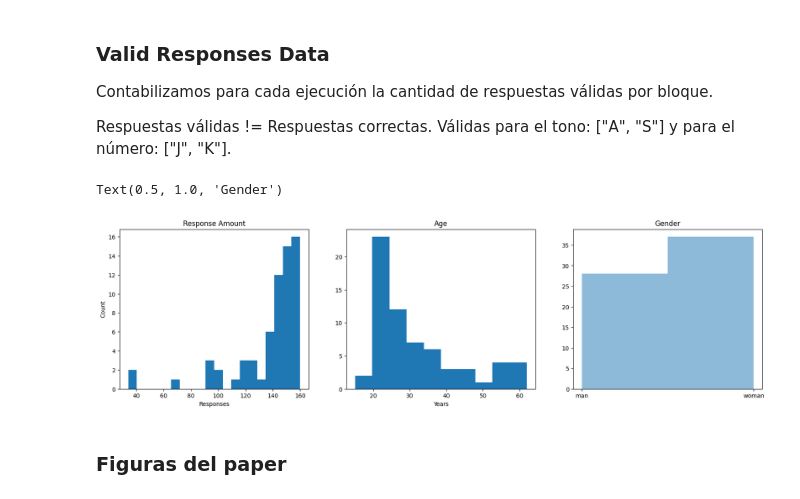
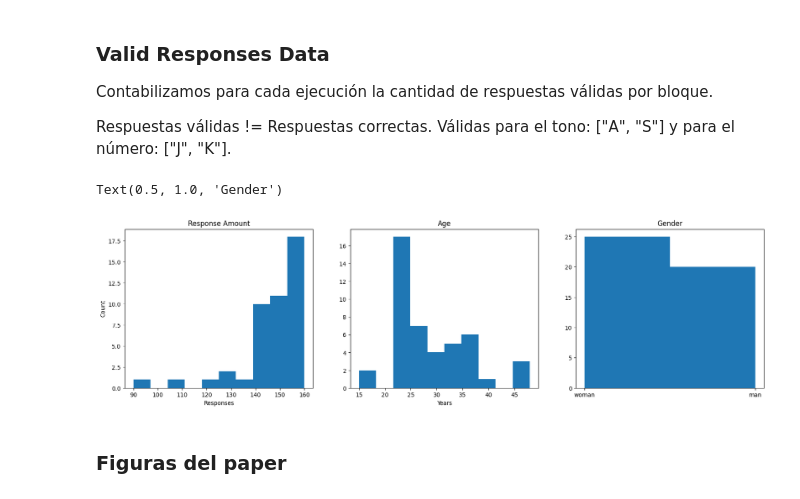
Before and after one commit to AbiOppenheim/INCC-parsing_a_cognitive_task, a Jupyter notebook: data/analysis.ipynb, the cells around one changed output. Saved outputs shown, nothing was run; the diff lists cells and outputs as text; code cells hidden in the pictures.

```diff
--- a/data/analysis.ipynb
+++ b/data/analysis.ipynb
@@ -21,6 +21,16 @@ if not os.path.exists("metadata.csv"):
     df = pd.DataFrame(columns=["date", "gender", "hand", "age", "response_amount_block_1", "response_amount_block_2", "response_amount_block_3", "response_amount_block_4", "total_response_amount"])
     for file in corpus_files:
         file_df = pd.read_csv(f"{corpus_dir}/{file}")
+
+        file_df = file_df.dropna(subset=['rt_1'])
+        file_df = file_df.dropna(subset=['rt_2'])
+        percentage = (file_df['rt_1'] > file_df['delay']).mean()
+        if percentage >=.8:
+            print(f"Delay < RT_1 for {file}")
+            continue
+        if (file_df.apply(lambda row: row.rt_2+row.delay, axis=1).mean() > 2000):
+            print(f"rt2 > 2000 for {file}")
+            continue
         file = file.split(".")[-2]
         date, gender, hand, age = file.split("_")[1:]
         gender = "woman" if gender == "Mujer" else "man"
@@ -37,18 +47,18 @@ else:
     df = pd.read_csv("metadata.csv")
 # %%
 fig, axs = plt.subplots(1, 3, figsize=(20, 5))
-axs[0].hist(df["total_response_amount"], bins=20)
+axs[0].hist(df["total_response_amount"], bins=10)
 axs[0].set_title("Response Amount")
 axs[0].set_xlabel("Responses")
 axs[0].set_ylabel("Count")
 axs[1].hist(df["age"], bins=10)
 axs[1].set_title("Age")
 axs[1].set_xlabel("Years")
 axs[2].hist(df["gender"], bins=2)
 axs[2].set_title("Gender")
 # %% [output]
 Text(0.5, 1.0, 'Gender')
-[figure, old version]
+[figure, new version]
 # %% [markdown]
 ### Figuras del paper
 # %% [markdown]
```
Also changed, not shown: parts of 24 cells of this notebook, 2 other files.
